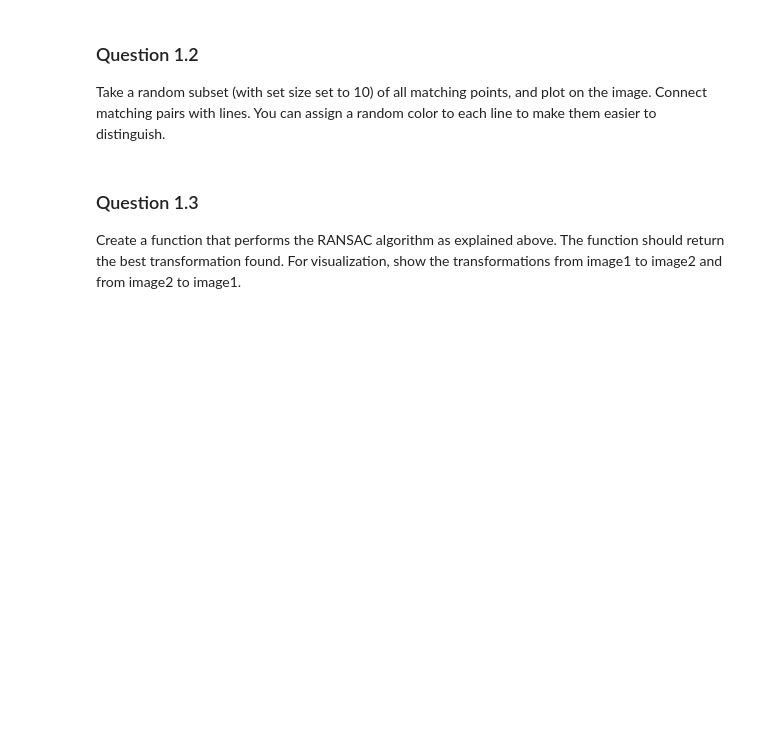
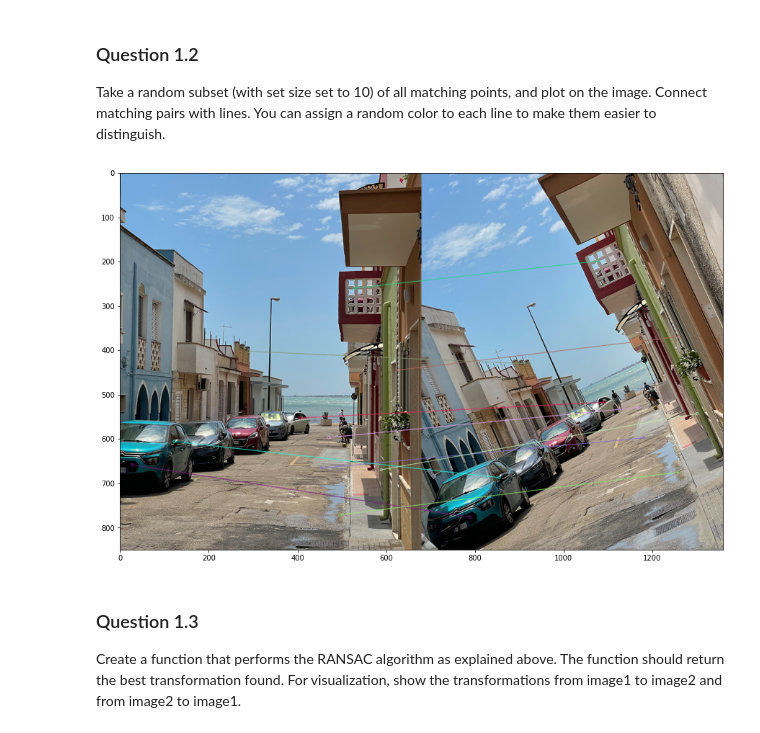
Before and after one commit to joangog/computer-vision-1, a Jupyter notebook: lab4/13486578_12167320_14334739.ipynb, the cells around one changed output. Cells and saved outputs as stored; diff of their text form; code cells hidden in the pictures; blank space fills up the shorter version.

```diff
--- a/lab4/13486578_12167320_14334739.ipynb
+++ b/lab4/13486578_12167320_14334739.ipynb
@@ -112,3 +110,42 @@ def keypoint_matching(image1, image2):
+# %%
+def keypoint_matching(image1, image2):
+    """
+    Given two input images, find and return the matching keypoints.
+    Arguments:
+    image1: the first image (in RGB)
+    image2: the second image (in RGB)
+    Returns:
+    The keypoints of image1, the keypoints of image2 and the matching
+    keypoints between the two images
+    """
+
+    print('\nFinding matching features...')
+
+    # ================
+    # Your code here
+    # ================
+
+
+    gray1 = cv2.cvtColor(image1,cv2.COLOR_BGR2GRAY)
+    gray2 = cv2.cvtColor(image2,cv2.COLOR_BGR2GRAY)
+
+    sift = cv2.xfeatures2d.SIFT_create()
+    keypoints_1, descriptors_1 = sift.detectAndCompute(gray1, None)
+    keypoints_2, descriptors_2 = sift.detectAndCompute(gray2, None)
+
+    bf = cv2.BFMatcher()
+
+    matches = bf.knnMatch(descriptors_1, descriptors_2, k=2)
+    good = []
+    for m,n in matches:
+        if m.distance < 0.75*n.distance:
+            good.append([m])
+
+    print("Number of keypoints in img1:        ", len(keypoints_1))
+    print("Number of keypoints in img2:        ", len(keypoints_2))
+    print("Number of keypoints after matching: ", len(good), "\n")
+
+    return keypoints_1, keypoints_2, good
 # %%
 # Find and match key points
 keypoints_1, keypoints_2, matches = keypoint_matching(img1,img2)
@@ -118,12 +160,17 @@ Take a random subset (with set size set to 10) of all matching points, and plot
 # %%
 # Extract 10 random matches to plot
 random_matches = [matches[i] for i in random.sample(range(0, len(matches)), 10)]
 
 # Now plot them. Hint: for generating the plot, you can use cv2.drawMatches()
 
 # ================
 # Your code here
-# ================
+img3 = cv2.drawMatchesKnn(img1,keypoints_1,img2,keypoints_2,random_matches,None,flags=cv2.DrawMatchesFlags_NOT_DRAW_SINGLE_POINTS)
+plt.figure(figsize=(15, 20))
+plt.imshow(img3)
+plt.show()
+# %% [output]
+[figure, added]
 # %% [markdown]
 ### Question 1.3
 Create a function that performs the RANSAC algorithm as explained above. The function should return the best transformation found. For visualization, show the transformations from image1 to image2 and from image2 to image1.
```
Also changed, not shown: parts of 4 cells of this notebook.
